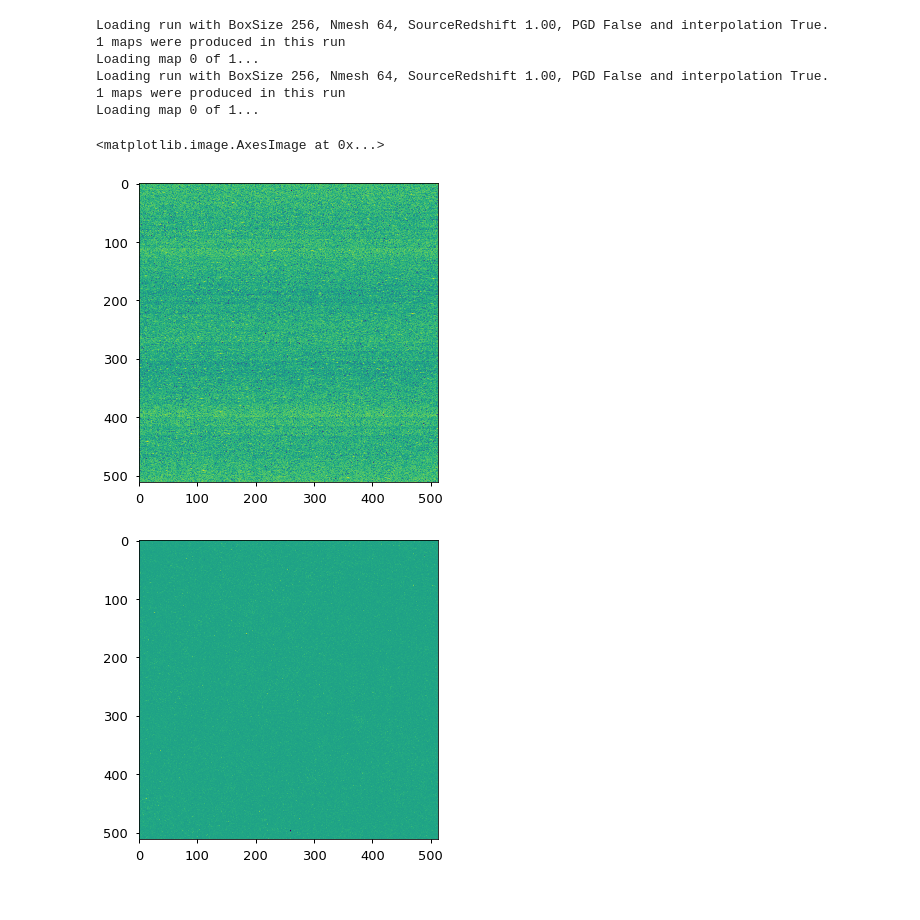
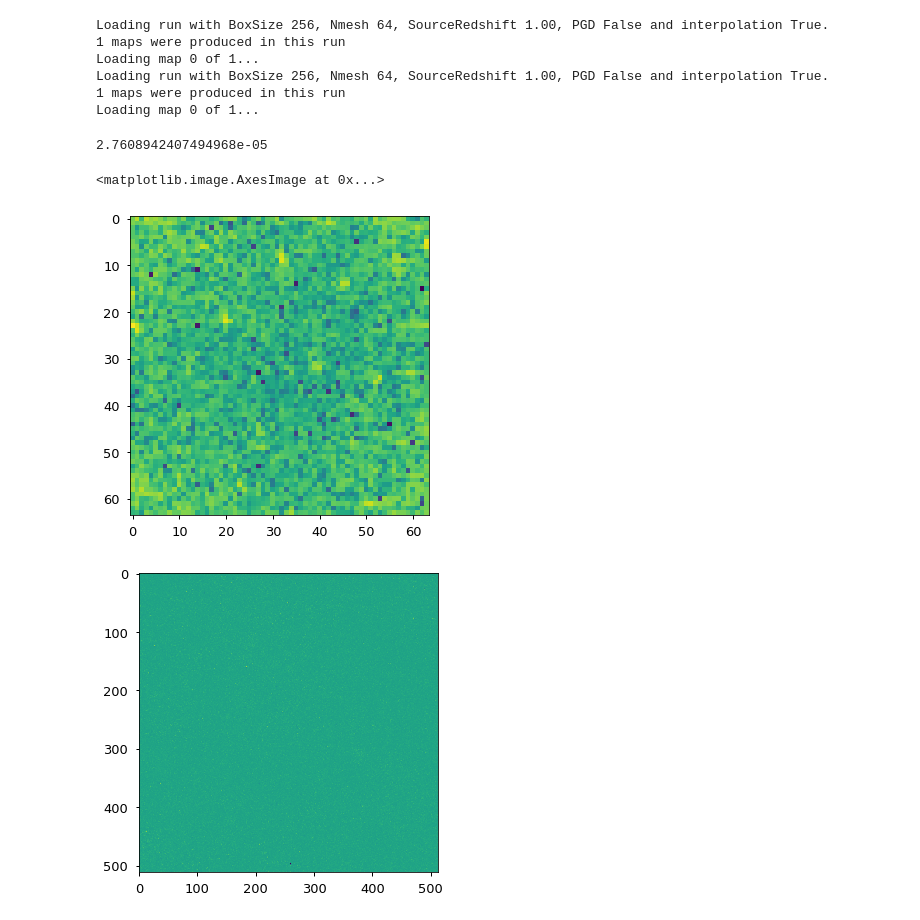
Before and after one commit to VMBoehm/MADLens, a Jupyter notebook: notebooks/PlotResults-publications.ipynb, the cells around one changed output. Cells and saved outputs as stored; diff of their text form; code cells hidden in the pictures.

Commit message:
simplifified test case, all rotations

```diff
--- a/notebooks/PlotResults-publications.ipynb
+++ b/notebooks/PlotResults-publications.ipynb
@@ -588,18 +588,22 @@ Loading map 0 of 1...
 # %%
 import scipy.special as special
 # %%
-jvp = np.load('/global/cscratch1/sd/vboehm/MADLensOutputs/0c627df/deriv_test0/maps/jvp_zsource10_map0_of1.npy')
+jvp = np.load('/global/cscratch1/sd/vboehm/MADLensOutputs/09ba669/deriv_test0/maps/jvp_zsource10_map0_of1.npy')
+
+print(max(jvp))
+# %% [output]
+2.7608942407494968e-05
 # %%
-plt.imshow(np.log(abs(jvp.reshape(512,512))))
+plt.imshow(np.log(abs(jvp.reshape(64,64))))
 ## test cases:
 # linear test
 # no displacement
 # disable replica
 # single rank (1 node)
 # lower resolution in lening map
 # %% [output]
 <matplotlib.image.AxesImage at 0x...>
-[figure, old version]
+[figure, new version]
 # %%
 plt.imshow(np.log(map_minus+1))
 plt.show()
```
Also changed, not shown: 2 other files.
